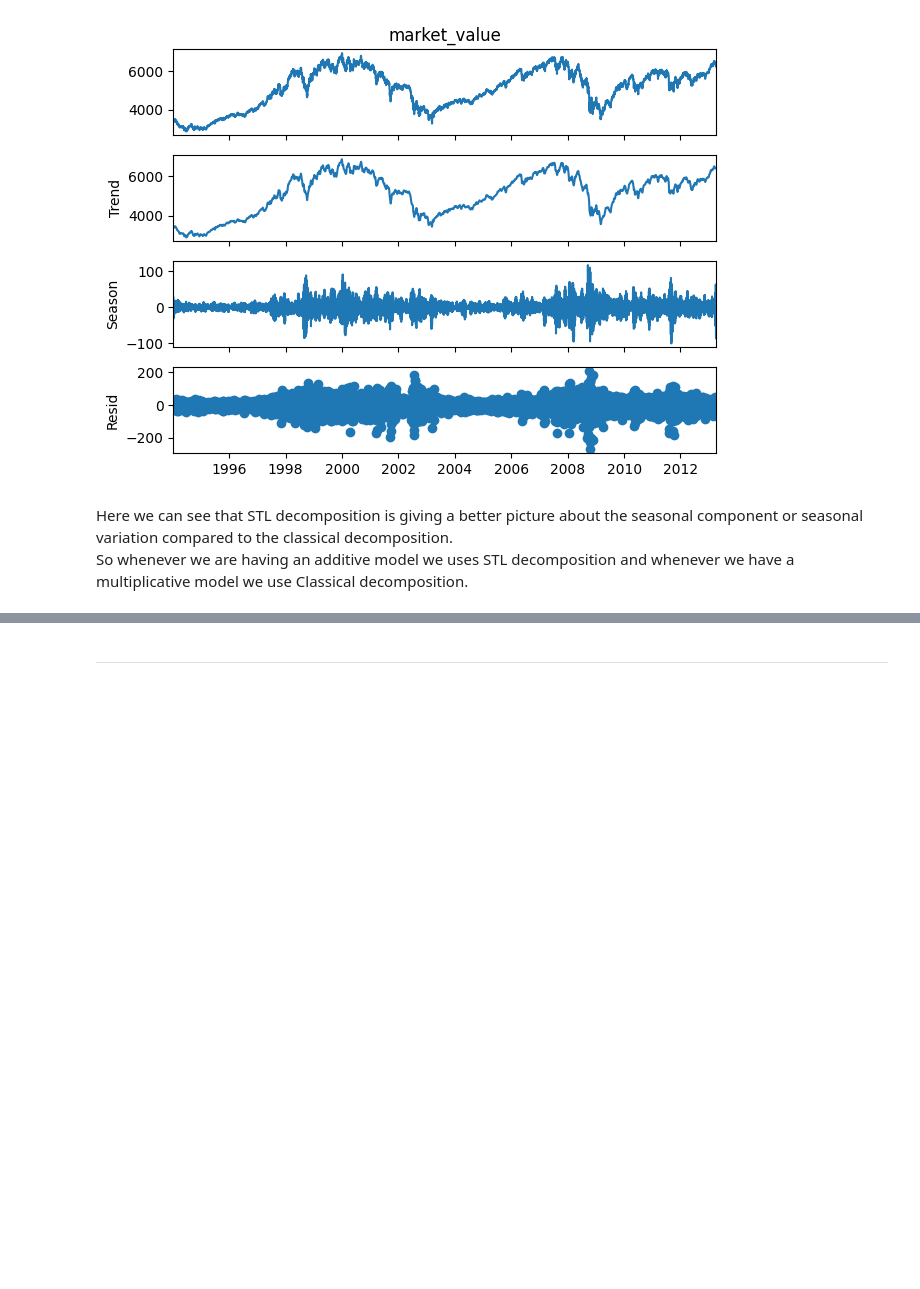
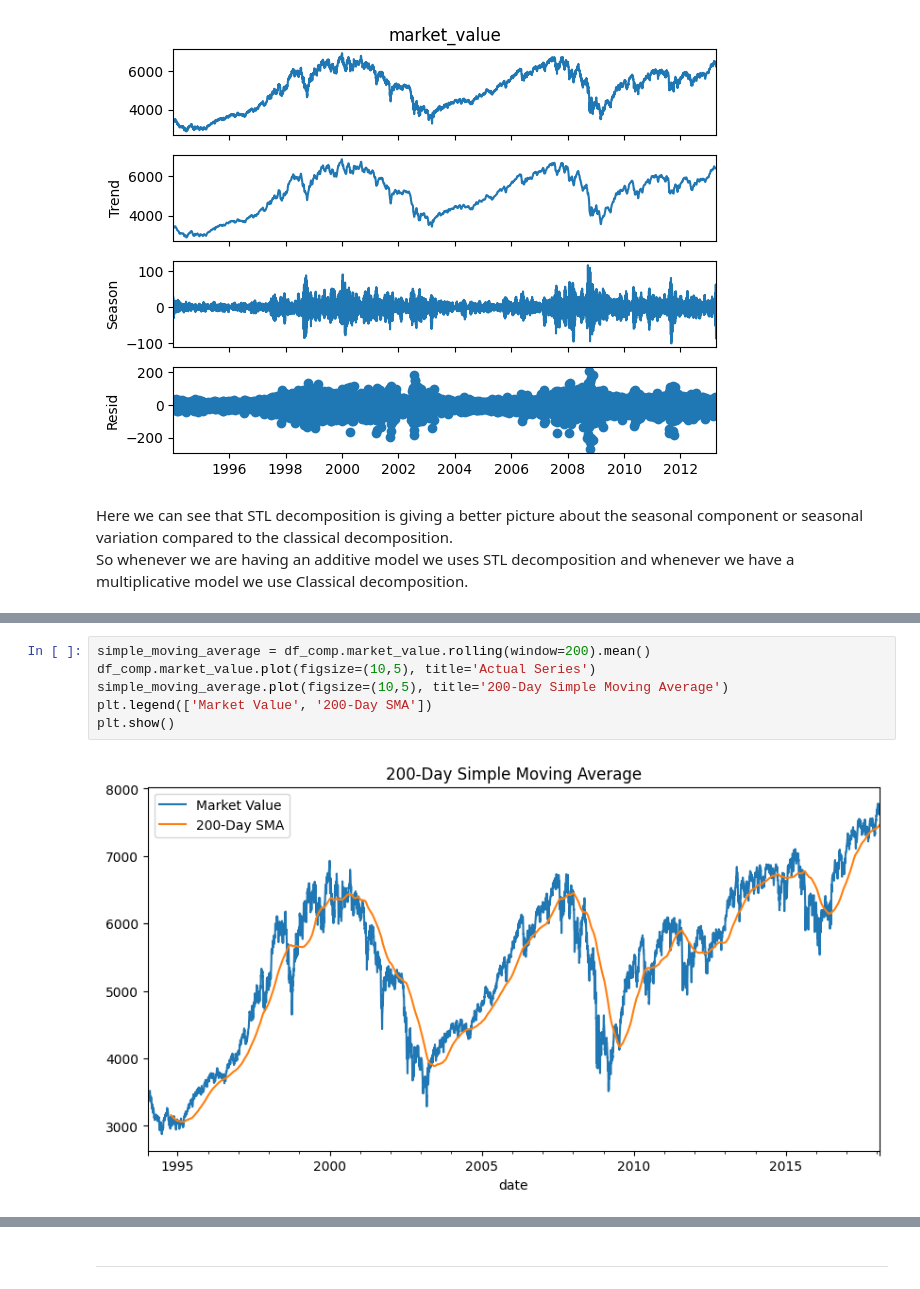
Before and after one commit to Abhijithv61/Time-Series-Analysis, a Jupyter notebook: Time Series Analysis.ipynb, the cells around one changed output, grey strips where cells are left out. Saved outputs shown, nothing was run; the diff lists cells and outputs as text; blank space fills up the shorter version.

```diff
--- a/Time Series Analysis.ipynb
+++ b/Time Series Analysis.ipynb
@@ -155,0 +176,8 @@ So whenever we are having an additive model we uses STL decomposition and whenev
+# %%
+simple_moving_average = df_comp.market_value.rolling(window=200).mean()
+df_comp.market_value.plot(figsize=(10,5), title='Actual Series')
+simple_moving_average.plot(figsize=(10,5), title='200-Day Simple Moving Average')
+plt.legend(['Market Value', '200-Day SMA'])
+plt.show()
+# %% [output]
+[figure, added]
```
Also changed, not shown: parts of 16 cells of this notebook.
